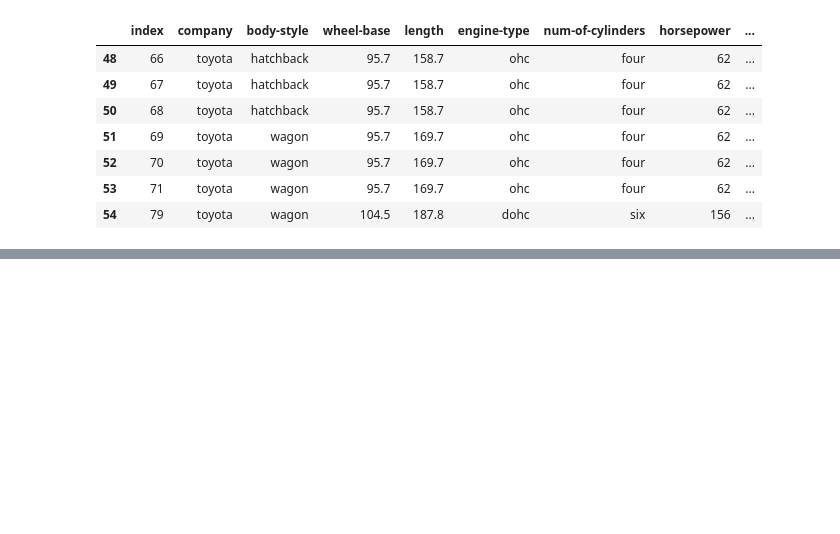
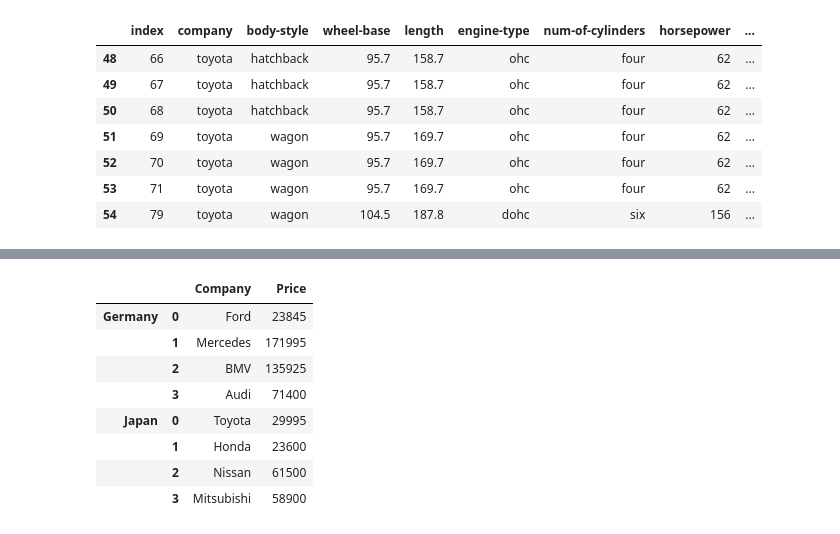
Before and after one commit to 8uziak/Python-Panda-Library, a Jupyter notebook: Pandas excercises/data_exercises.ipynb, the cells around one changed output, grey strips where cells are left out. Drawn from its saved outputs; the diff is of its cells as text; code cells hidden in the pictures; blank space fills up the shorter version.

```diff
--- a/Pandas excercises/data_exercises.ipynb
+++ b/Pandas excercises/data_exercises.ipynb
@@ -91,0 +182,23 @@ df4_toyota
+# %%
+# Exercise 9: Concatenate two data frames using the following conditions:
+# GermanCars = {'Company': ['Ford', 'Mercedes', 'BMV', 'Audi'], 'Price': [23845, 171995, 135925 , 71400]}
+# japaneseCars = {'Company': ['Toyota', 'Honda', 'Nissan', 'Mitsubishi '], 'Price': [29995, 23600, 61500 , 58900]}
+
+GermanCars = {'Company': ['Ford', 'Mercedes', 'BMV', 'Audi'], 'Price': [23845, 171995, 135925 , 71400]}
+dfCars1 = pd.DataFrame.from_dict(GermanCars)
+
+japaneseCars = {'Company': ['Toyota', 'Honda', 'Nissan', 'Mitsubishi '], 'Price': [29995, 23600, 61500 , 58900]}
+dfCars2 = pd.DataFrame.from_dict(japaneseCars)
+
+df9 = pd.concat([dfCars1,dfCars2 ], keys=["Germany", "Japan"])
+df9
+# %% [output]
+|  |  | Company | Price |
+| Germany | 0 | Ford | 23845 |
+|  | 1 | Mercedes | 171995 |
+|  | 2 | BMV | 135925 |
+|  | 3 | Audi | 71400 |
+| Japan | 0 | Toyota | 29995 |
+|  | 1 | Honda | 23600 |
+|  | 2 | Nissan | 61500 |
+|  | 3 | Mitsubishi | 58900 |
```
Also changed, not shown: parts of 4 cells of this notebook.
